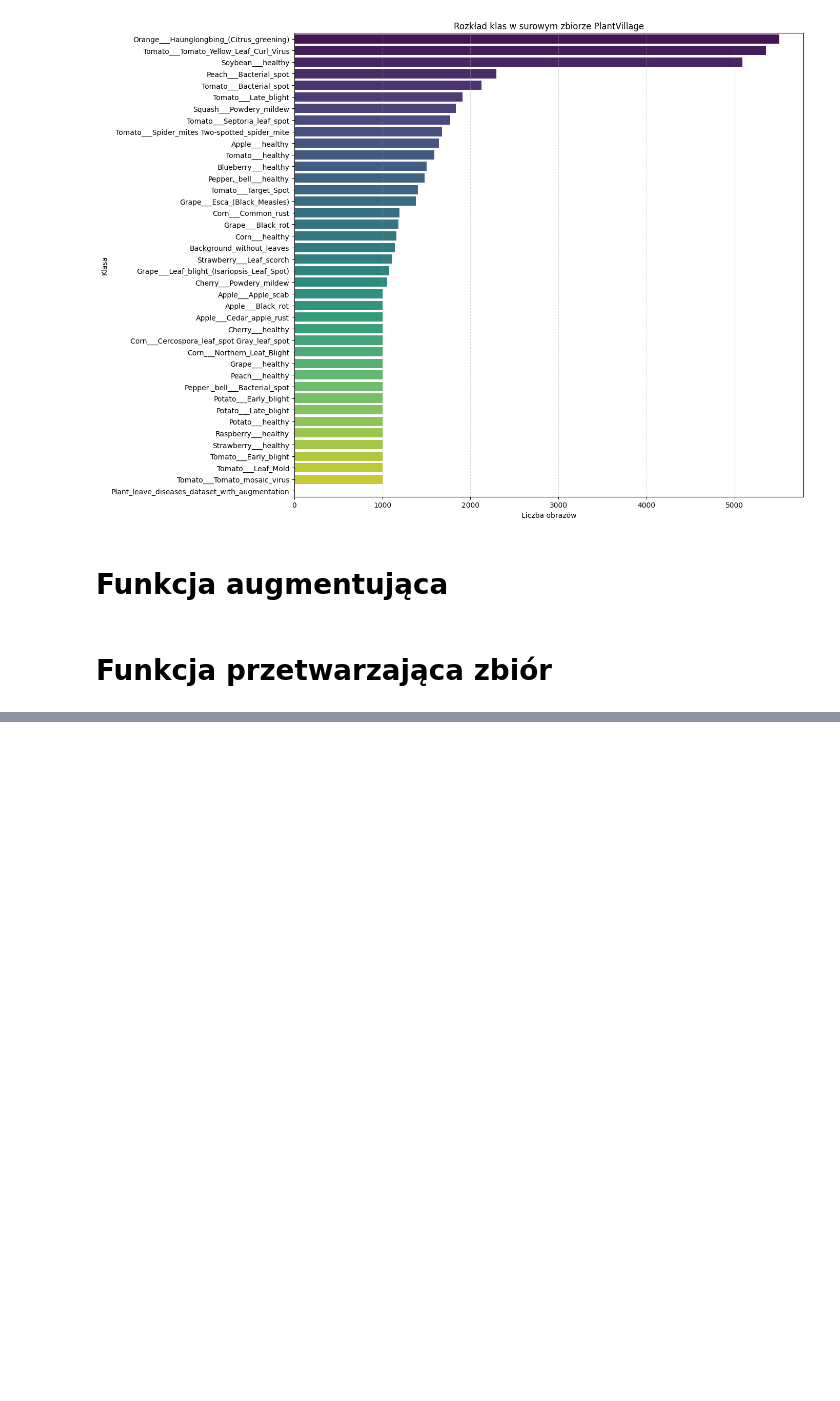
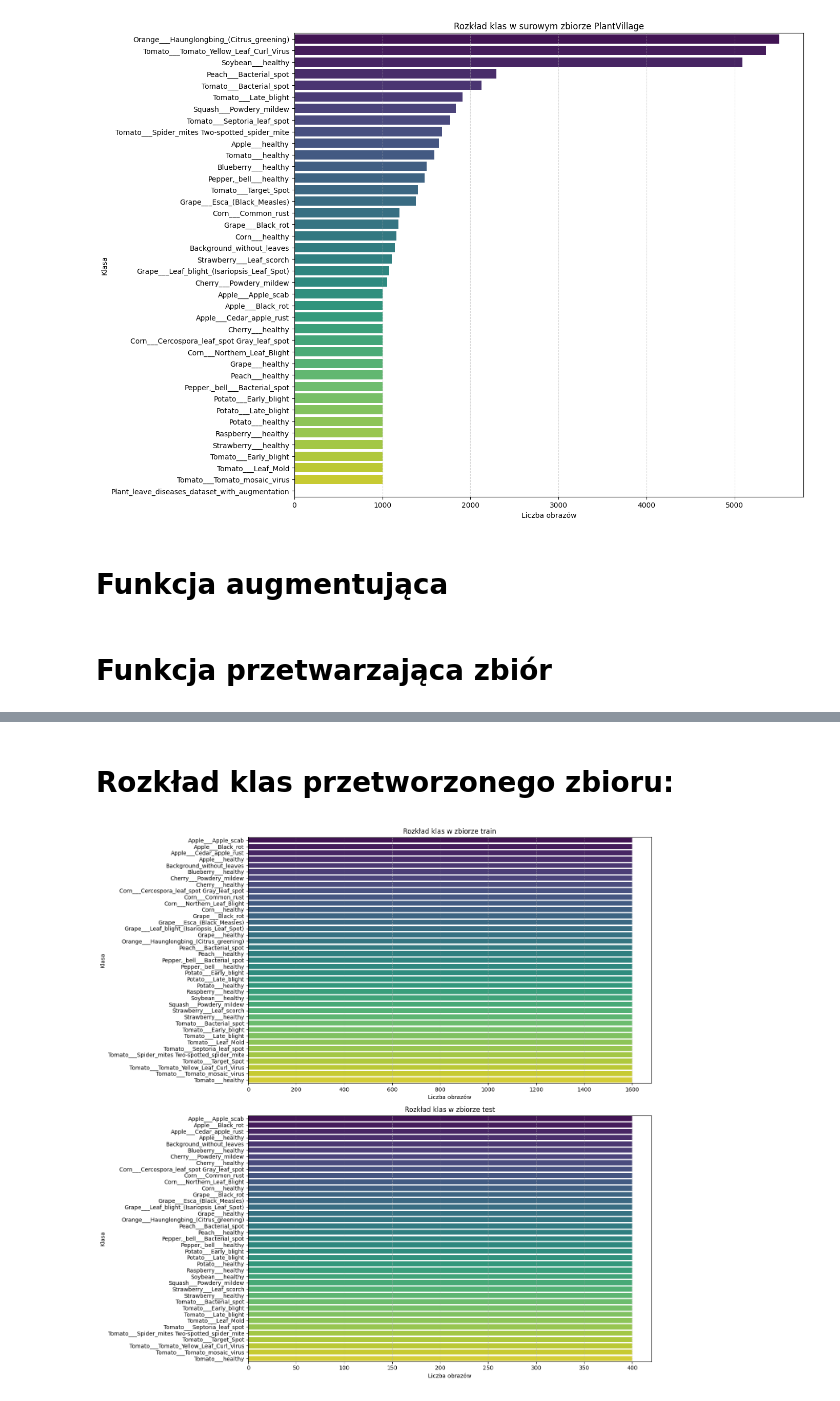
Before and after one commit to chissora/ThesisProject, a Jupyter notebook: notebooks/prepare_balanced_dataset.ipynb, the cells around one changed output, grey strips where cells are left out. Cells and saved outputs as stored; diff of their text form; code cells hidden in the pictures; blank space fills up the shorter version.

```diff
--- a/notebooks/prepare_balanced_dataset.ipynb
+++ b/notebooks/prepare_balanced_dataset.ipynb
@@ -259,0 +258,49 @@ Augmentacja: potrzebnych 1000 obrazów
+# %% [markdown]
+# Rozkład klas przetworzonego zbioru:
+# %%
+# Ścieżka do danych przetworzonych
+PROCESSED_DIR = config["OUTPUT_DIR"]
+
+# Inicjalizacja słowników
+subset_counts = {"train": {}, "test": {}}
+
+# Zliczanie liczby obrazów w każdej klasie dla obu zbiorów
+for subset in ["train", "test"]:
+    subset_path = os.path.join(PROCESSED_DIR, subset)
+
+    if not os.path.exists(subset_path):
+        continue
+
+    for class_name in sorted(os.listdir(subset_path)):
+        class_path = os.path.join(subset_path, class_name)
+        if not os.path.isdir(class_path):
+            continue
+
+        image_files = [
+            f for f in os.listdir(class_path)
+            if f.lower().endswith((".jpg", ".jpeg", ".png"))
+               and os.path.isfile(os.path.join(class_path, f))
+        ]
+        subset_counts[subset][class_name] = len(image_files)
+
+# Wykresy
+fig, axes = plt.subplots(2, 1, figsize=(14, 14))
+
+for i, subset in enumerate(["train", "test"]):
+    counts = dict(sorted(subset_counts[subset].items(), key=lambda x: x[1], reverse=True))
+
+    sns.barplot(
+        x=list(counts.values()),
+        y=list(counts.keys()),
+        palette="viridis",
+        ax=axes[i]
+    )
+    axes[i].set_title(f"Rozkład klas w zbiorze {subset}")
+    axes[i].set_xlabel("Liczba obrazów")
+    axes[i].set_ylabel("Klasa")
+    axes[i].grid(True, axis='x', linestyle='--', alpha=0.5)
+
+plt.tight_layout()
+plt.show()
+# %% [output]
+[figure, added]
```
Also changed, not shown: parts of 2 cells of this notebook.
